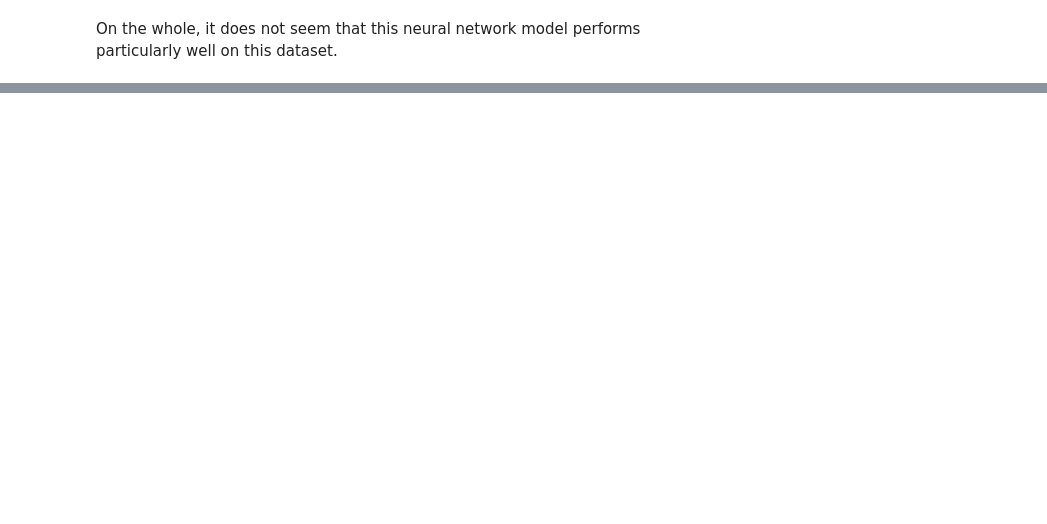
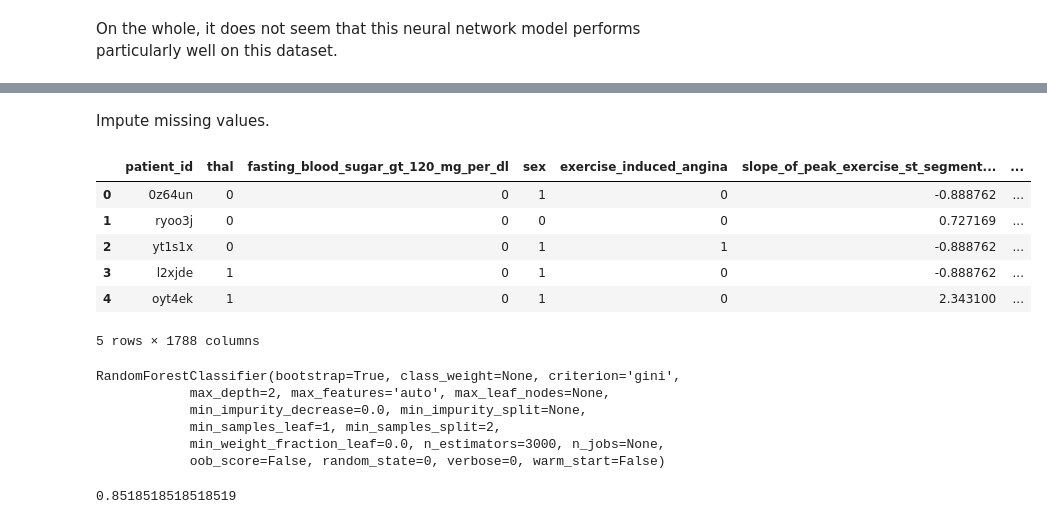
Before and after one commit to djconnolly27/DataScienceProject1, a Jupyter notebook: project3/project3.ipynb, the cells around one changed output, grey strips where cells are left out. Cells and saved outputs as stored; diff of their text form; code cells hidden in the pictures; blank space fills up the shorter version.

```diff
--- a/project3/project3.ipynb
+++ b/project3/project3.ipynb
@@ -585,0 +715,16 @@ On the whole, it does not seem that this neural network model performs particula
+# %% [markdown]
+Impute missing values.
+# %%
+df2 = df1.copy()
+for x in df2.columns:
+    if (x != 'patient_id'):
+        df2[x].fillna(df2[x].mean(), inplace=True)
+df2.head()
+# %% [output]
+|  | patient_id | thal | fasting_blood_sugar_gt_120_mg_per_dl | sex | exercise_induced_angina | slope_of_peak_exercise_st_segment... | ... |
+| 0 | 0z64un | 0 | 0 | 1 | 0 | -0.888762 | ... |
+| 1 | ryoo3j | 0 | 0 | 0 | 0 | 0.727169 | ... |
+| 2 | yt1s1x | 0 | 0 | 1 | 1 | -0.888762 | ... |
+| 3 | l2xjde | 1 | 0 | 1 | 0 | -0.888762 | ... |
+| 4 | oyt4ek | 1 | 0 | 1 | 0 | 2.343100 | ... |
+5 rows × 1788 columns
@@ -585,0 +740,16 @@ On the whole, it does not seem that this neural network model performs particula
+# %%
+regr = RandomForestClassifier(max_depth=2,random_state=0,n_estimators=3000)
+regr.fit(X_train,y_train)
+# %% [output]
+RandomForestClassifier(bootstrap=True, class_weight=None, criterion='gini',
+            max_depth=2, max_features='auto', max_leaf_nodes=None,
+            min_impurity_decrease=0.0, min_impurity_split=None,
+            min_samples_leaf=1, min_samples_split=2,
+            min_weight_fraction_leaf=0.0, n_estimators=3000, n_jobs=None,
+            oob_score=False, random_state=0, verbose=0, warm_start=False)
+# %%
+y_test = y_test['heart_disease_present']
+X_test = X_test.drop('patient_id', axis=1)
+regr.score(X_test, y_test)
+# %% [output]
+0.8518518518518519
```
Also changed, not shown: parts of 33 cells of this notebook.
